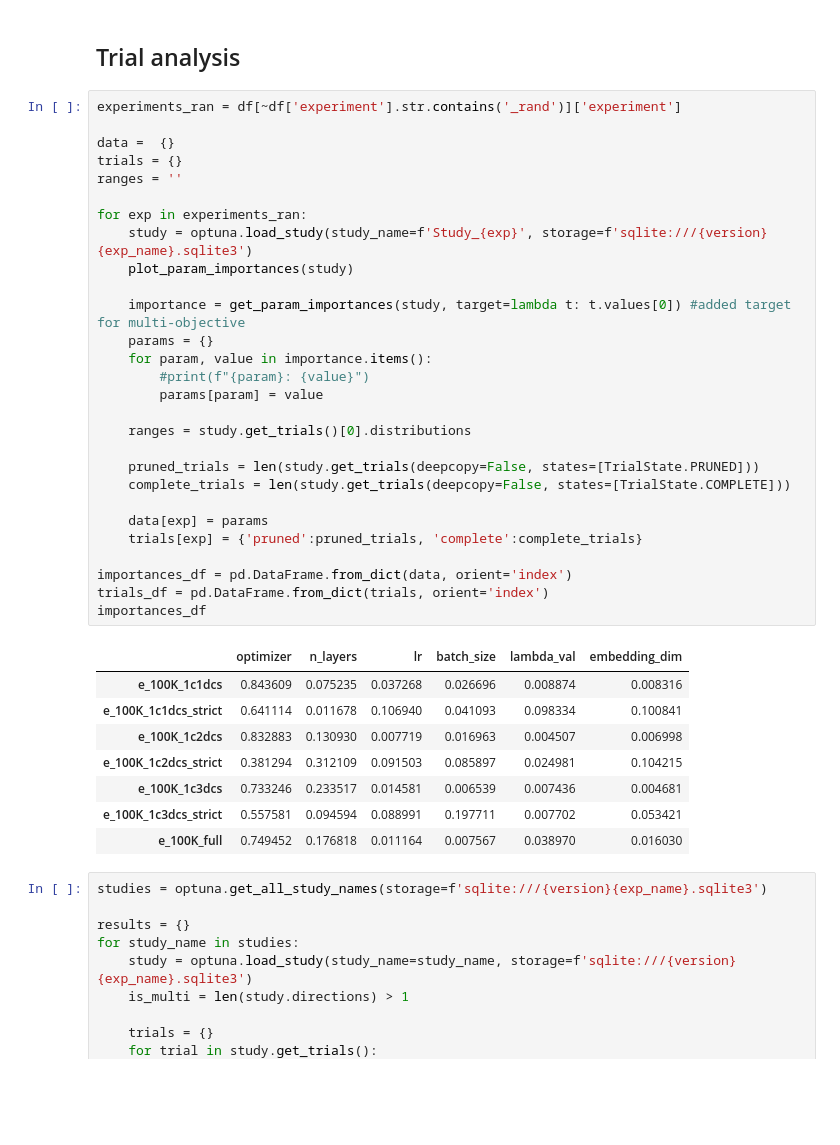
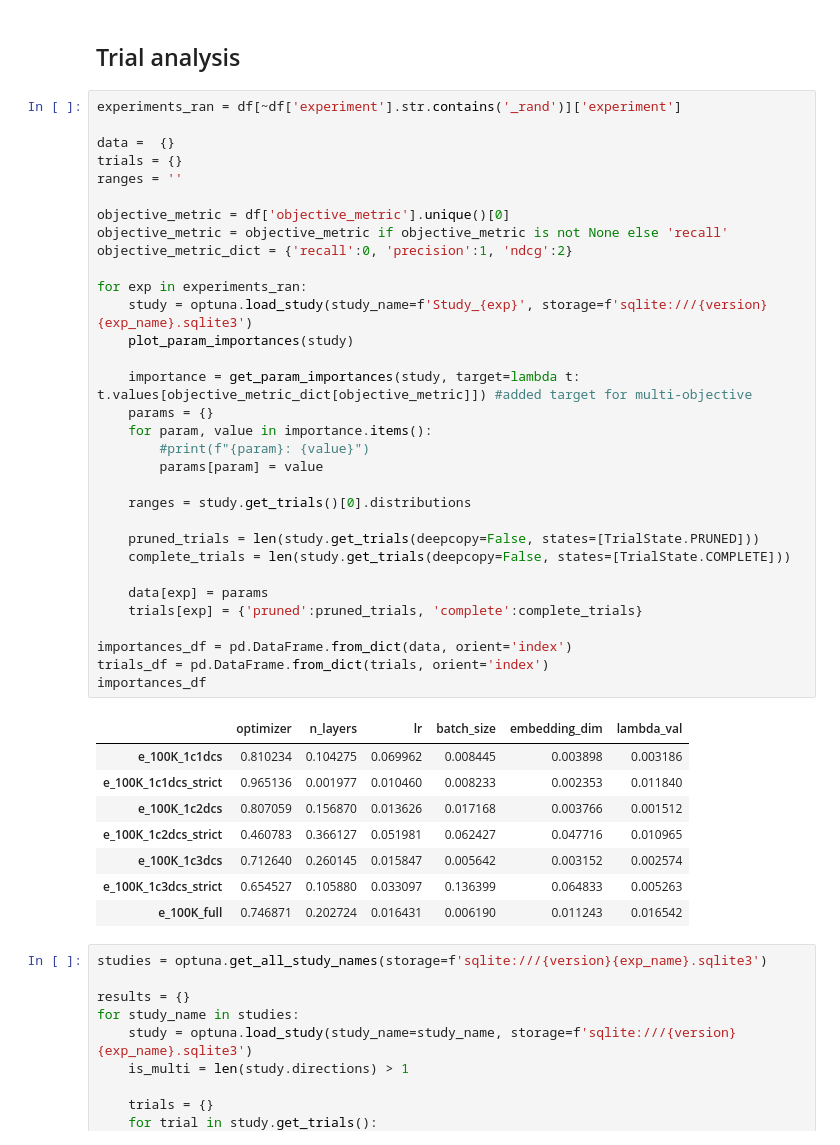
Before and after one commit to paco23ch/gnn-ds, a Jupyter notebook: experiment_analysis.ipynb, the cells around one changed output. Saved outputs shown, nothing was run; the diff lists cells and outputs as text; blank space fills up the shorter version.

```diff
--- a/experiment_analysis.ipynb
+++ b/experiment_analysis.ipynb
@@ -148,40 +148,44 @@ plt.show()
 # %%
 experiments_ran = df[~df['experiment'].str.contains('_rand')]['experiment']
 
 data =  {}
 trials = {}
 ranges = ''
 
+objective_metric = df['objective_metric'].unique()[0]
+objective_metric = objective_metric if objective_metric is not None else 'recall'
+objective_metric_dict = {'recall':0, 'precision':1, 'ndcg':2}
+
 for exp in experiments_ran:
     study = optuna.load_study(study_name=f'Study_{exp}', storage=f'sqlite:///{version}{exp_name}.sqlite3')
     plot_param_importances(study)
 
-    importance = get_param_importances(study, target=lambda t: t.values[0]) #added target for multi-objective
+    importance = get_param_importances(study, target=lambda t: t.values[objective_metric_dict[objective_metric]]) #added target for multi-objective
     params = {}
     for param, value in importance.items():
         #print(f"{param}: {value}")
         params[param] = value
 
     ranges = study.get_trials()[0].distributions
 
     pruned_trials = len(study.get_trials(deepcopy=False, states=[TrialState.PRUNED]))
     complete_trials = len(study.get_trials(deepcopy=False, states=[TrialState.COMPLETE]))
 
     data[exp] = params
     trials[exp] = {'pruned':pruned_trials, 'complete':complete_trials}
 
 importances_df = pd.DataFrame.from_dict(data, orient='index')
 trials_df = pd.DataFrame.from_dict(trials, orient='index')
 importances_df
 # %% [output]
-|  | optimizer | n_layers | lr | batch_size | lambda_val | embedding_dim |
-| e_100K_1c1dcs | 0.843609 | 0.075235 | 0.037268 | 0.026696 | 0.008874 | 0.008316 |
-| e_100K_1c1dcs_strict | 0.641114 | 0.011678 | 0.106940 | 0.041093 | 0.098334 | 0.100841 |
-| e_100K_1c2dcs | 0.832883 | 0.130930 | 0.007719 | 0.016963 | 0.004507 | 0.006998 |
-| e_100K_1c2dcs_strict | 0.381294 | 0.312109 | 0.091503 | 0.085897 | 0.024981 | 0.104215 |
-| e_100K_1c3dcs | 0.733246 | 0.233517 | 0.014581 | 0.006539 | 0.007436 | 0.004681 |
-| e_100K_1c3dcs_strict | 0.557581 | 0.094594 | 0.088991 | 0.197711 | 0.007702 | 0.053421 |
-| e_100K_full | 0.749452 | 0.176818 | 0.011164 | 0.007567 | 0.038970 | 0.016030 |
+|  | optimizer | n_layers | lr | batch_size | embedding_dim | lambda_val |
+| e_100K_1c1dcs | 0.810234 | 0.104275 | 0.069962 | 0.008445 | 0.003898 | 0.003186 |
+| e_100K_1c1dcs_strict | 0.965136 | 0.001977 | 0.010460 | 0.008233 | 0.002353 | 0.011840 |
+| e_100K_1c2dcs | 0.807059 | 0.156870 | 0.013626 | 0.017168 | 0.003766 | 0.001512 |
+| e_100K_1c2dcs_strict | 0.460783 | 0.366127 | 0.051981 | 0.062427 | 0.047716 | 0.010965 |
+| e_100K_1c3dcs | 0.712640 | 0.260145 | 0.015847 | 0.005642 | 0.003152 | 0.002574 |
+| e_100K_1c3dcs_strict | 0.654527 | 0.105880 | 0.033097 | 0.136399 | 0.064833 | 0.005263 |
+| e_100K_full | 0.746871 | 0.202724 | 0.016431 | 0.006190 | 0.011243 | 0.016542 |
 # %%
 studies = optuna.get_all_study_names(storage=f'sqlite:///{version}{exp_name}.sqlite3')
 
```
Also changed, not shown: parts of 11 cells of this notebook, 12 other files.
